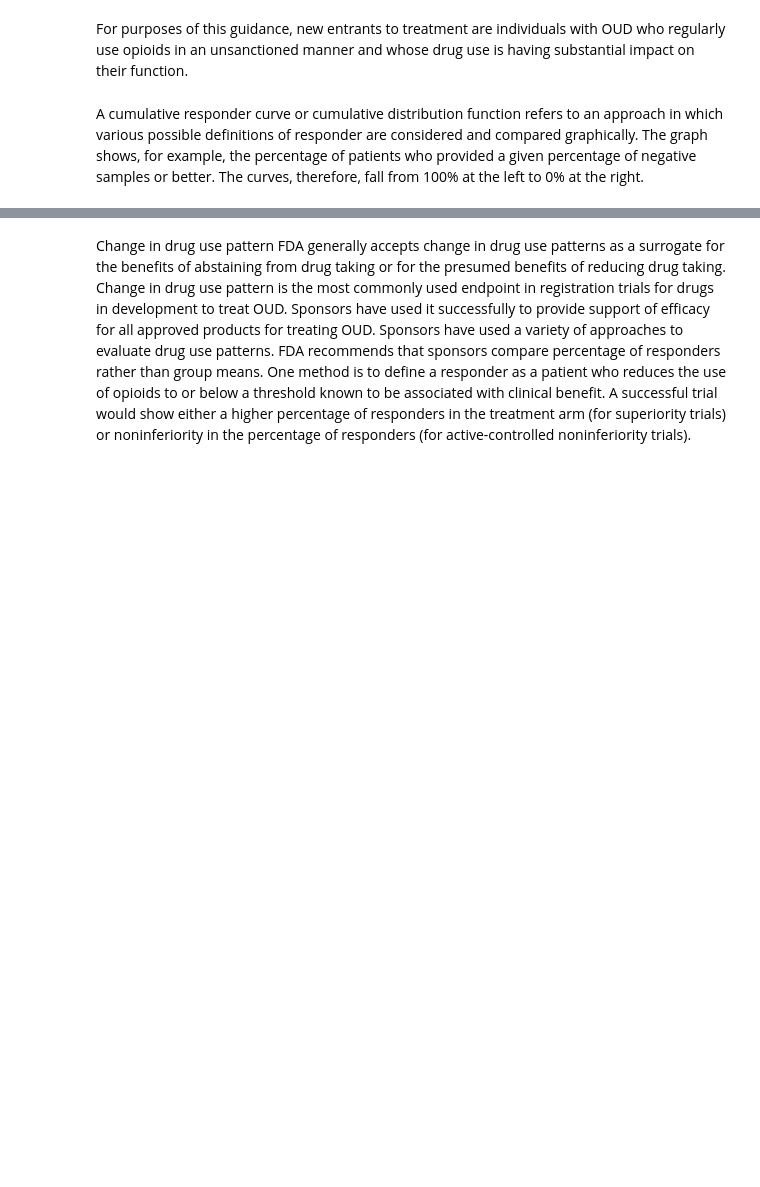
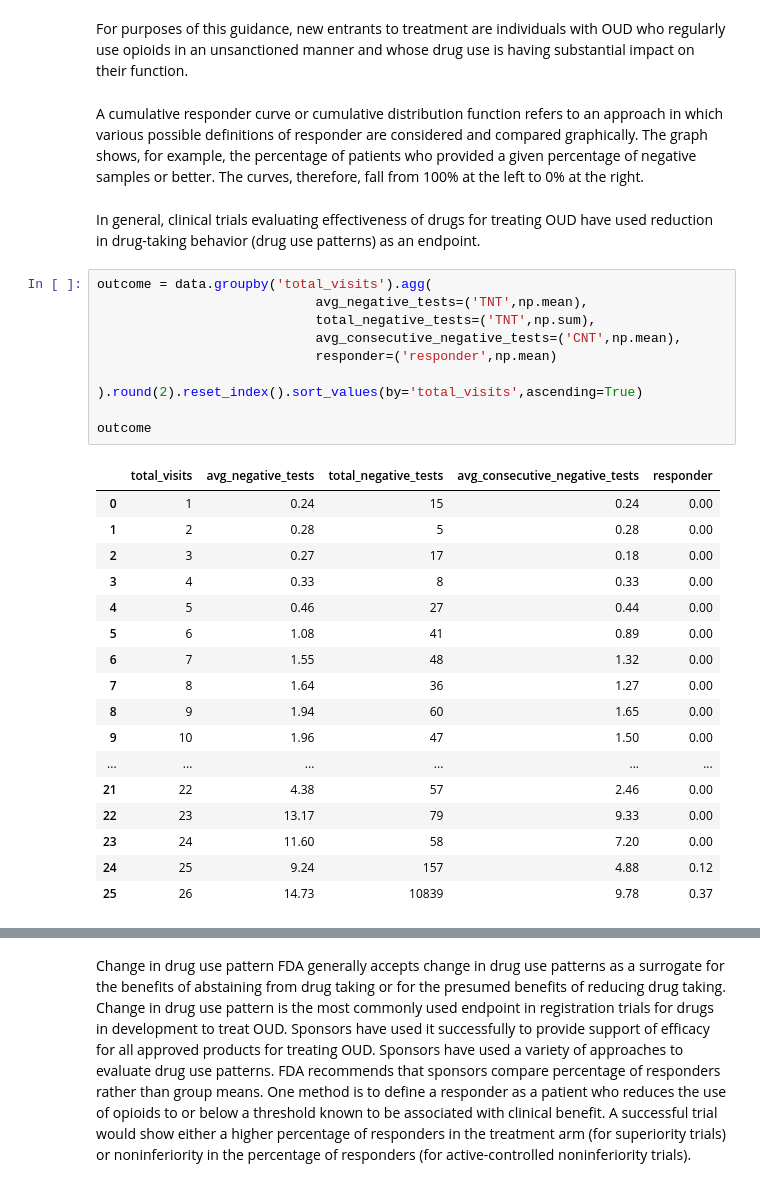
Before and after one commit to DanHerman212/oud_treatment_outcome, a Jupyter notebook: notebooks/2_exploratory_analysis.ipynb, the cells around one changed output, grey strips where cells are left out. Cells and saved outputs as stored; diff of their text form; blank space fills up the shorter version.

```diff
--- a/notebooks/2_exploratory_analysis.ipynb
+++ b/notebooks/2_exploratory_analysis.ipynb
@@ -125,3 +220,33 @@ For purposes of this guidance, new entrants to treatment are individuals with OU
 # %% [markdown]
 
 A cumulative responder curve or cumulative distribution function refers to an approach in which various possible definitions of responder are considered and compared graphically. The graph shows, for example, the percentage of patients who provided a given percentage of negative samples or better. The curves, therefore, fall from 100% at the left to 0% at the right.
+# %% [markdown]
+
+In general, clinical trials evaluating effectiveness of drugs for treating OUD have used reduction in drug-taking behavior (drug use patterns) as an endpoint.
+# %%
+outcome = data.groupby('total_visits').agg(
+                            avg_negative_tests=('TNT',np.mean),
+                            total_negative_tests=('TNT',np.sum),
+                            avg_consecutive_negative_tests=('CNT',np.mean),
+                            responder=('responder',np.mean)
+                            ).round(2).reset_index().sort_values(by='total_visits',ascending=True)
+
+outcome
+# %% [output]
+|  | total_visits | avg_negative_tests | total_negative_tests | avg_consecutive_negative_tests | responder |
+| 0 | 1 | 0.24 | 15 | 0.24 | 0.00 |
+| 1 | 2 | 0.28 | 5 | 0.28 | 0.00 |
+| 2 | 3 | 0.27 | 17 | 0.18 | 0.00 |
+| 3 | 4 | 0.33 | 8 | 0.33 | 0.00 |
+| 4 | 5 | 0.46 | 27 | 0.44 | 0.00 |
+| 5 | 6 | 1.08 | 41 | 0.89 | 0.00 |
+| 6 | 7 | 1.55 | 48 | 1.32 | 0.00 |
+| 7 | 8 | 1.64 | 36 | 1.27 | 0.00 |
+| 8 | 9 | 1.94 | 60 | 1.65 | 0.00 |
+| 9 | 10 | 1.96 | 47 | 1.50 | 0.00 |
+| ... | ... | ... | ... | ... | ... |
+| 21 | 22 | 4.38 | 57 | 2.46 | 0.00 |
+| 22 | 23 | 13.17 | 79 | 9.33 | 0.00 |
+| 23 | 24 | 11.60 | 58 | 7.20 | 0.00 |
+| 24 | 25 | 9.24 | 157 | 4.88 | 0.12 |
+| 25 | 26 | 14.73 | 10839 | 9.78 | 0.37 |
```
Also changed, not shown: parts of 13 cells of this notebook.
